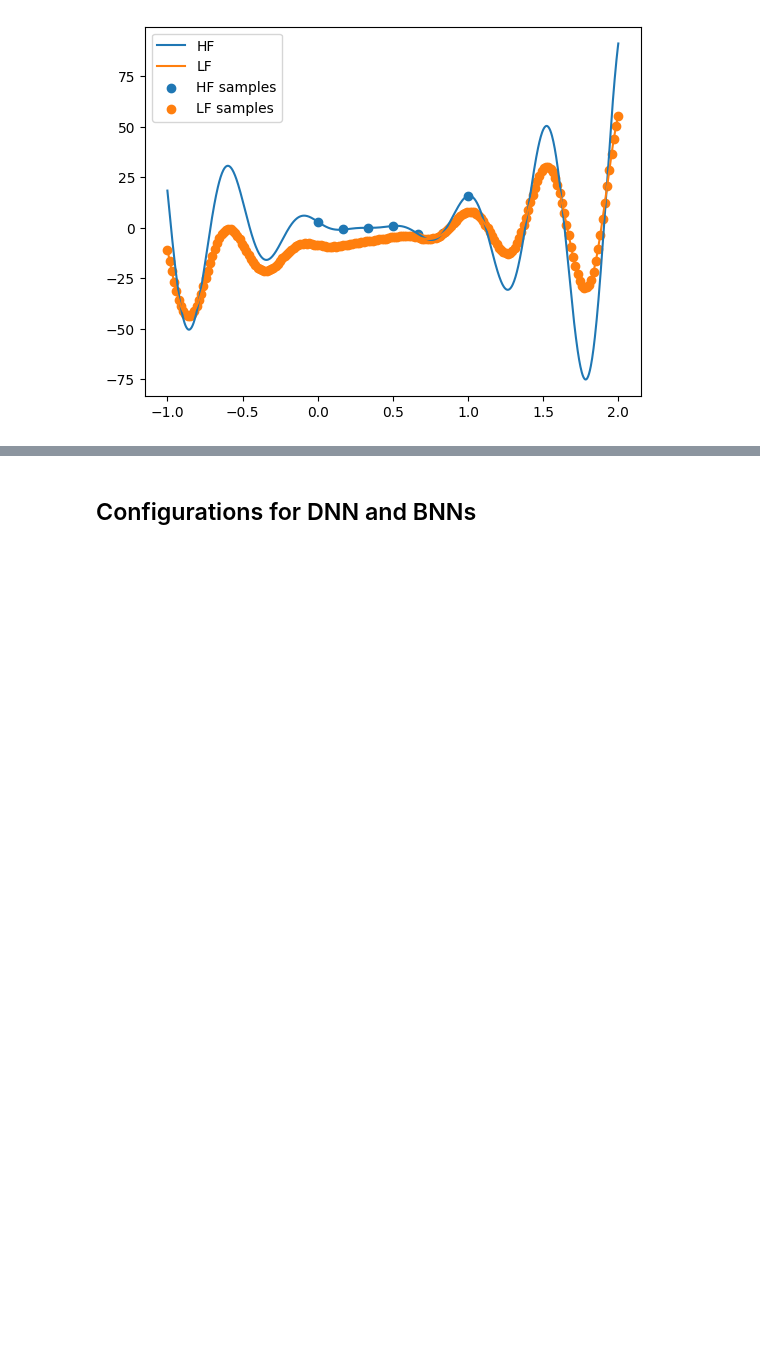
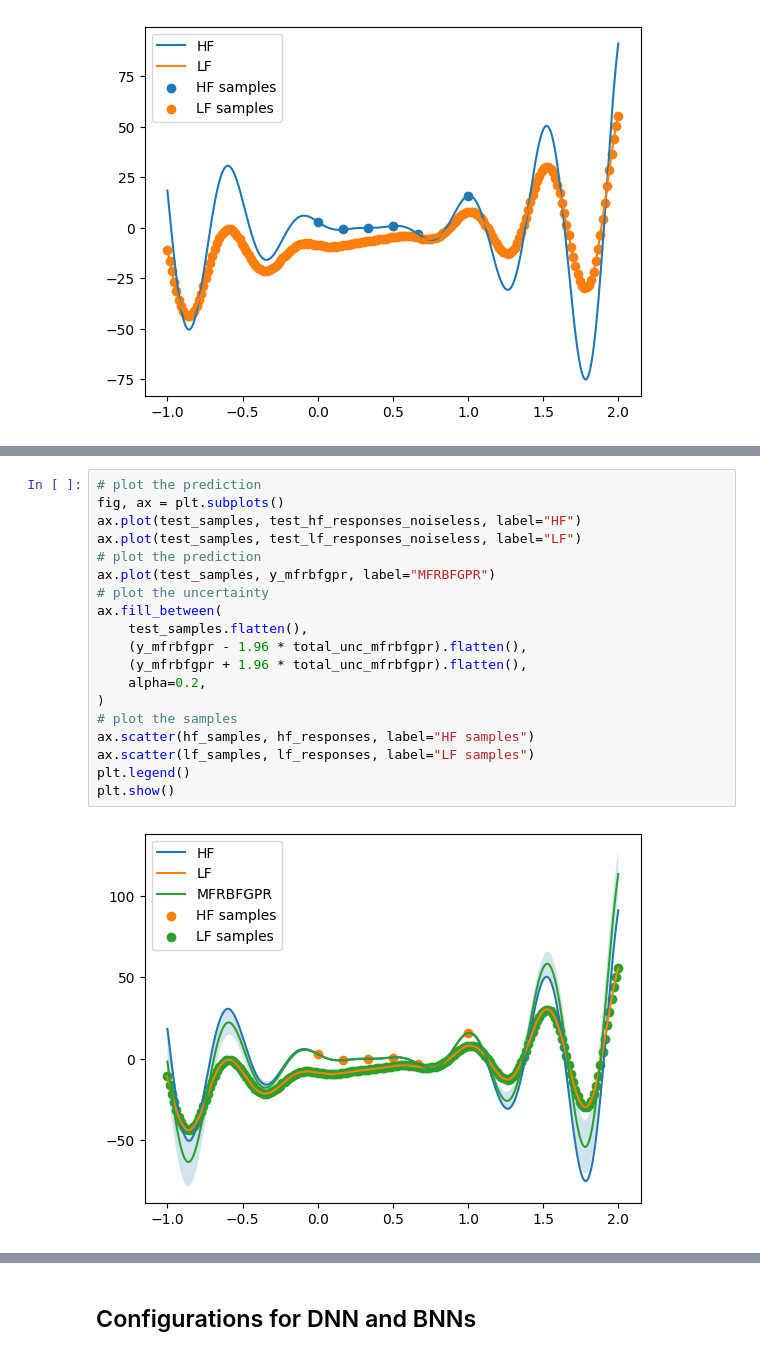
Before and after one commit to bessagroup/mfbml, a Jupyter notebook: studies/bnn_illustrative_examples/mf_dnn_bnn/mf_dnn_bnn_extrapolation.ipynb, the cells around one changed output, grey strips where cells are left out. Cells and saved outputs as stored; diff of their text form; blank space fills up the shorter version.

```diff
--- a/studies/bnn_illustrative_examples/mf_dnn_bnn/mf_dnn_bnn_extrapolation.ipynb
+++ b/studies/bnn_illustrative_examples/mf_dnn_bnn/mf_dnn_bnn_extrapolation.ipynb
@@ -60,0 +81,21 @@ plt.show()
+# %%
+# plot the prediction
+fig, ax = plt.subplots()
+ax.plot(test_samples, test_hf_responses_noiseless, label="HF")
+ax.plot(test_samples, test_lf_responses_noiseless, label="LF")
+# plot the prediction
+ax.plot(test_samples, y_mfrbfgpr, label="MFRBFGPR")
+# plot the uncertainty
+ax.fill_between(
+    test_samples.flatten(),
+    (y_mfrbfgpr - 1.96 * total_unc_mfrbfgpr).flatten(),
+    (y_mfrbfgpr + 1.96 * total_unc_mfrbfgpr).flatten(),
+    alpha=0.2,
+)
+# plot the samples
+ax.scatter(hf_samples, hf_responses, label="HF samples")
+ax.scatter(lf_samples, lf_responses, label="LF samples")
+plt.legend()
+plt.show()
+# %% [output]
+[figure, added]
```
Also changed, not shown: parts of 15 cells of this notebook, 44 other files.
